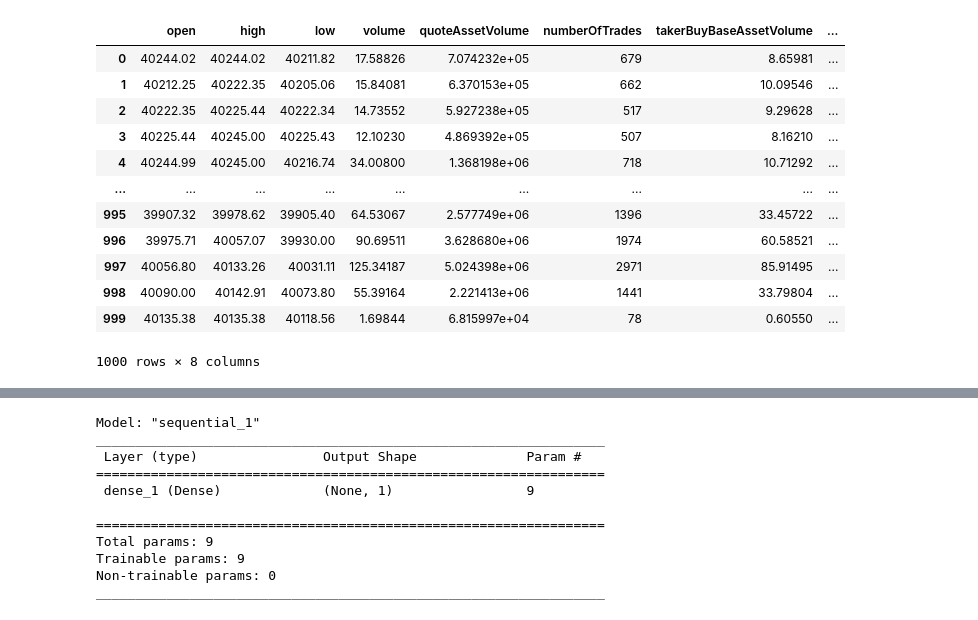
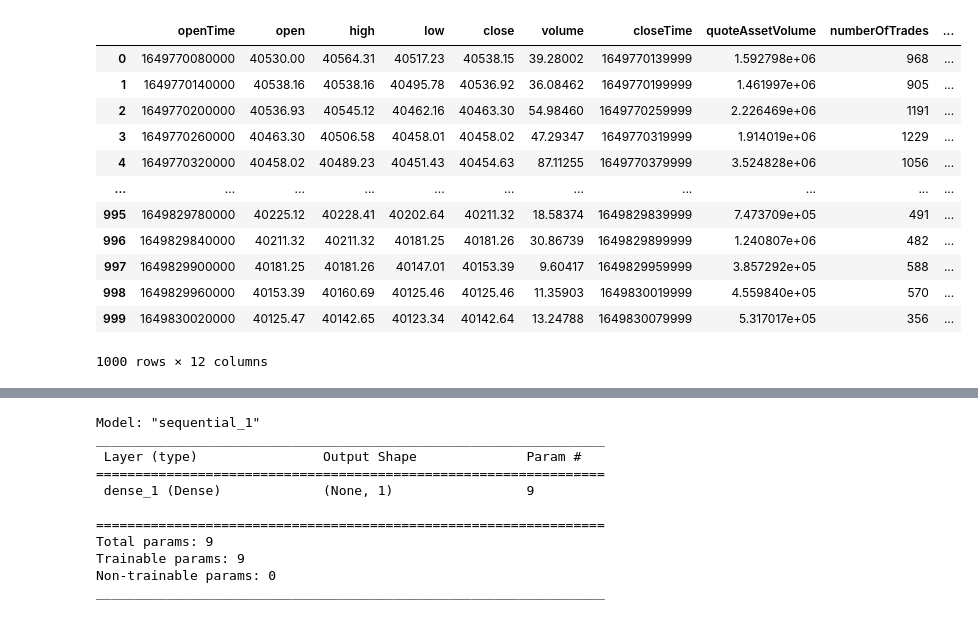
Before and after one commit to youngkwan-Ji/DataAnalysis_public, a Jupyter notebook: BinanceKlines.ipynb, the cells around one changed output, grey strips where cells are left out. Cells and saved outputs as stored; diff of their text form; code cells hidden in the pictures.

```diff
--- a/BinanceKlines.ipynb
+++ b/BinanceKlines.ipynb
@@ -1,21 +1,4 @@
 # %%
 import pandas as pd
-klines = pd.read_csv('resource/dataset/binance/klines-BTCUSDT-1m_0413.csv')
+klines = pd.read_csv('resource/dataset/binance/klines-BTCUSDT-1m_1509.csv')
 # study = pd.read_csv('resource/dataset/StudentsStudyHour/Student Study Hour V3.csv')
-del klines['openTime']
-del klines['closeTime']
-del klines['ignore']
-# y_arr = klines['40688.10000000']
-# del klines['1649693640000']
-# x_arr = klines['40688.10000000']
-klines.head()
-y_arr = klines['close']
-#
-# x_study = study[['Hours']]
-# y_study = study[['Scores']]
-# # print(x_study.shape, y_study.shape)
-# # print(x_study.head(2))
-# # print(y_study.head(2))
-#
-# x_study['Hours'][0]
-# y_study
@@ -28,16 +5,16 @@ y_train = y_arr
-# %%
-x_train
-# %% [output]
-|  | open | high | low | volume | quoteAssetVolume | numberOfTrades | takerBuyBaseAssetVolume | ... |
-| 0 | 40244.02 | 40244.02 | 40211.82 | 17.58826 | 7.074232e+05 | 679 | 8.65981 | ... |
-| 1 | 40212.25 | 40222.35 | 40205.06 | 15.84081 | 6.370153e+05 | 662 | 10.09546 | ... |
-| 2 | 40222.35 | 40225.44 | 40222.34 | 14.73552 | 5.927238e+05 | 517 | 9.29628 | ... |
-| 3 | 40225.44 | 40245.00 | 40225.43 | 12.10230 | 4.869392e+05 | 507 | 8.16210 | ... |
-| 4 | 40244.99 | 40245.00 | 40216.74 | 34.00800 | 1.368198e+06 | 718 | 10.71292 | ... |
-| ... | ... | ... | ... | ... | ... | ... | ... | ... |
-| 995 | 39907.32 | 39978.62 | 39905.40 | 64.53067 | 2.577749e+06 | 1396 | 33.45722 | ... |
-| 996 | 39975.71 | 40057.07 | 39930.00 | 90.69511 | 3.628680e+06 | 1974 | 60.58521 | ... |
-| 997 | 40056.80 | 40133.26 | 40031.11 | 125.34187 | 5.024398e+06 | 2971 | 85.91495 | ... |
-| 998 | 40090.00 | 40142.91 | 40073.80 | 55.39164 | 2.221413e+06 | 1441 | 33.79804 | ... |
-| 999 | 40135.38 | 40135.38 | 40118.56 | 1.69844 | 6.815997e+04 | 78 | 0.60550 | ... |
-1000 rows × 8 columns
+# %%
+klines
+# %% [output]
+|  | openTime | open | high | low | close | volume | closeTime | quoteAssetVolume | numberOfTrades | ... |
+| 0 | 1649770080000 | 40530.00 | 40564.31 | 40517.23 | 40538.15 | 39.28002 | 1649770139999 | 1.592798e+06 | 968 | ... |
+| 1 | 1649770140000 | 40538.16 | 40538.16 | 40495.78 | 40536.92 | 36.08462 | 1649770199999 | 1.461997e+06 | 905 | ... |
+| 2 | 1649770200000 | 40536.93 | 40545.12 | 40462.16 | 40463.30 | 54.98460 | 1649770259999 | 2.226469e+06 | 1191 | ... |
+| 3 | 1649770260000 | 40463.30 | 40506.58 | 40458.01 | 40458.02 | 47.29347 | 1649770319999 | 1.914019e+06 | 1229 | ... |
+| 4 | 1649770320000 | 40458.02 | 40489.23 | 40451.43 | 40454.63 | 87.11255 | 1649770379999 | 3.524828e+06 | 1056 | ... |
+| ... | ... | ... | ... | ... | ... | ... | ... | ... | ... | ... |
+| 995 | 1649829780000 | 40225.12 | 40228.41 | 40202.64 | 40211.32 | 18.58374 | 1649829839999 | 7.473709e+05 | 491 | ... |
+| 996 | 1649829840000 | 40211.32 | 40211.32 | 40181.25 | 40181.26 | 30.86739 | 1649829899999 | 1.240807e+06 | 482 | ... |
+| 997 | 1649829900000 | 40181.25 | 40181.26 | 40147.01 | 40153.39 | 9.60417 | 1649829959999 | 3.857292e+05 | 588 | ... |
+| 998 | 1649829960000 | 40153.39 | 40160.69 | 40125.46 | 40125.46 | 11.35903 | 1649830019999 | 4.559840e+05 | 570 | ... |
+| 999 | 1649830020000 | 40125.47 | 40142.65 | 40123.34 | 40142.64 | 13.24788 | 1649830079999 | 5.317017e+05 | 356 | ... |
+1000 rows × 12 columns
```
Also changed, not shown: parts of 12 cells of this notebook.
